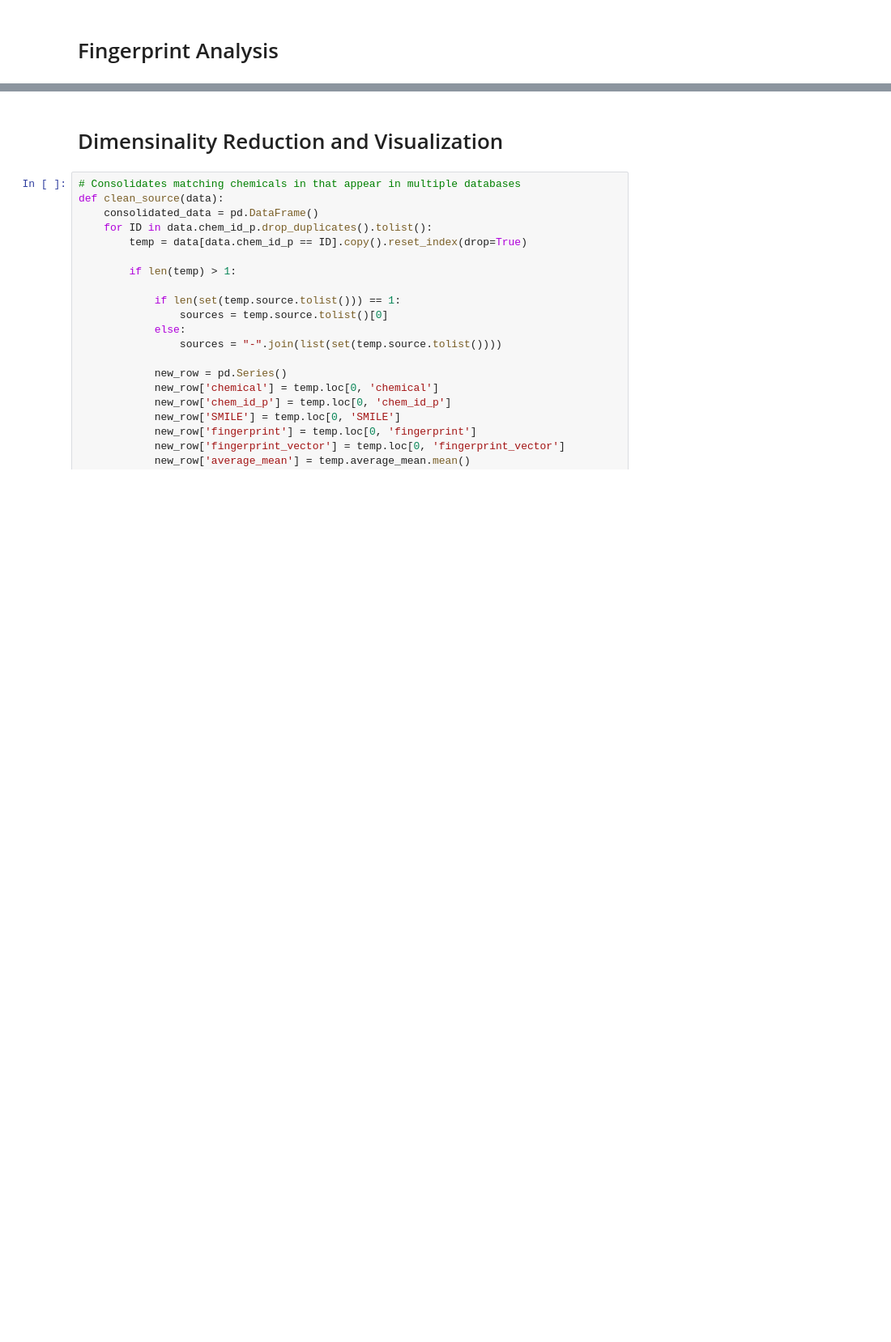
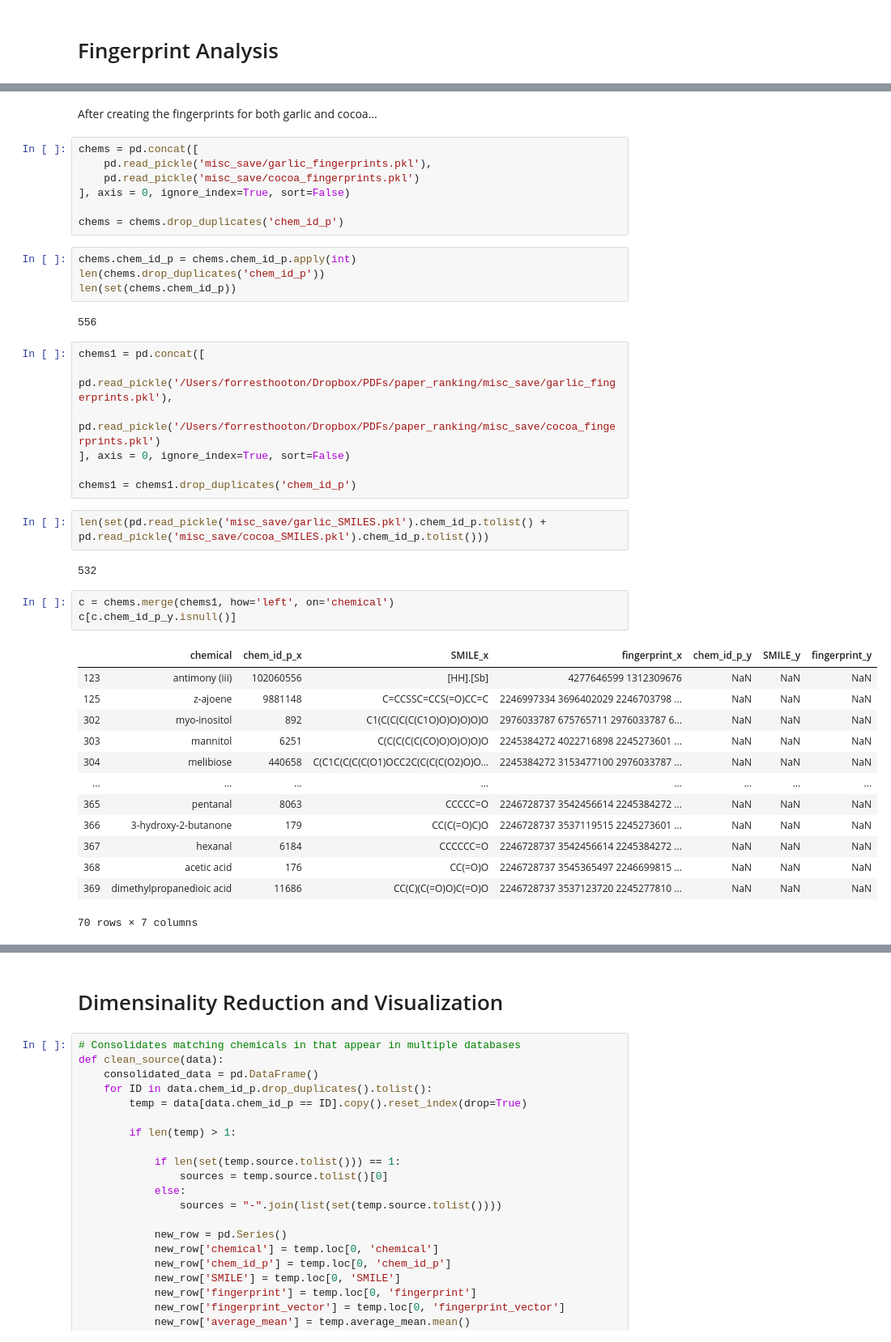
Before and after one commit to fhooton/FoodMine, a Jupyter notebook: Molecule_Embedding.ipynb, the cells around one changed output, grey strips where cells are left out. Shown: that part at 81% size. Cells and saved outputs as stored; diff of their text form; blank space fills up the shorter version.

```diff
--- a/Molecule_Embedding.ipynb
+++ b/Molecule_Embedding.ipynb
@@ -104,0 +263,43 @@ chems = pd.read_pickle('misc_save/' + food + '_fingerprints.pkl')
+# %% [markdown]
+After creating the fingerprints for both garlic and cocoa...
+# %%
+chems = pd.concat([
+    pd.read_pickle('misc_save/garlic_fingerprints.pkl'),
+    pd.read_pickle('misc_save/cocoa_fingerprints.pkl')
+], axis = 0, ignore_index=True, sort=False)
+
+chems = chems.drop_duplicates('chem_id_p')
+# %%
+chems.chem_id_p = chems.chem_id_p.apply(int)
+len(chems.drop_duplicates('chem_id_p'))
+len(set(chems.chem_id_p))
+# %% [output]
+556
+# %%
+chems1 = pd.concat([
+    pd.read_pickle('/Users/forresthooton/Dropbox/PDFs/paper_ranking/misc_save/garlic_fingerprints.pkl'),
+    pd.read_pickle('/Users/forresthooton/Dropbox/PDFs/paper_ranking/misc_save/cocoa_fingerprints.pkl')
+], axis = 0, ignore_index=True, sort=False)
+
+chems1 = chems1.drop_duplicates('chem_id_p')
+# %%
+len(set(pd.read_pickle('misc_save/garlic_SMILES.pkl').chem_id_p.tolist() + pd.read_pickle('misc_save/cocoa_SMILES.pkl').chem_id_p.tolist()))
+# %% [output]
+532
+# %%
+c = chems.merge(chems1, how='left', on='chemical')
+c[c.chem_id_p_y.isnull()]
+# %% [output]
+|  | chemical | chem_id_p_x | SMILE_x | fingerprint_x | chem_id_p_y | SMILE_y | fingerprint_y |
+| 123 | antimony (iii) | 102060556 | [HH].[Sb] | 4277646599 1312309676 | NaN | NaN | NaN |
+| 125 | z-ajoene | 9881148 | C=CCSSC=CCS(=O)CC=C | 2246997334 3696402029 2246703798 ... | NaN | NaN | NaN |
+| 302 | myo-inositol | 892 | C1(C(C(C(C(C1O)O)O)O)O)O | 2976033787 675765711 2976033787 6... | NaN | NaN | NaN |
+| 303 | mannitol | 6251 | C(C(C(C(C(CO)O)O)O)O)O | 2245384272 4022716898 2245273601 ... | NaN | NaN | NaN |
+| 304 | melibiose | 440658 | C(C1C(C(C(C(O1)OCC2C(C(C(C(O2)O)O... | 2245384272 3153477100 2976033787 ... | NaN | NaN | NaN |
+| ... | ... | ... | ... | ... | ... | ... | ... |
+| 365 | pentanal | 8063 | CCCCC=O | 2246728737 3542456614 2245384272 ... | NaN | NaN | NaN |
+| 366 | 3-hydroxy-2-butanone | 179 | CC(C(=O)C)O | 2246728737 3537119515 2245273601 ... | NaN | NaN | NaN |
+| 367 | hexanal | 6184 | CCCCCC=O | 2246728737 3542456614 2245384272 ... | NaN | NaN | NaN |
+| 368 | acetic acid | 176 | CC(=O)O | 2246728737 3545365497 2246699815 ... | NaN | NaN | NaN |
+| 369 | dimethylpropanedioic acid | 11686 | CC(C)(C(=O)O)C(=O)O | 2246728737 3537123720 2245277810 ... | NaN | NaN | NaN |
+70 rows × 7 columns
```
Also changed, not shown: parts of 48 cells of this notebook.
